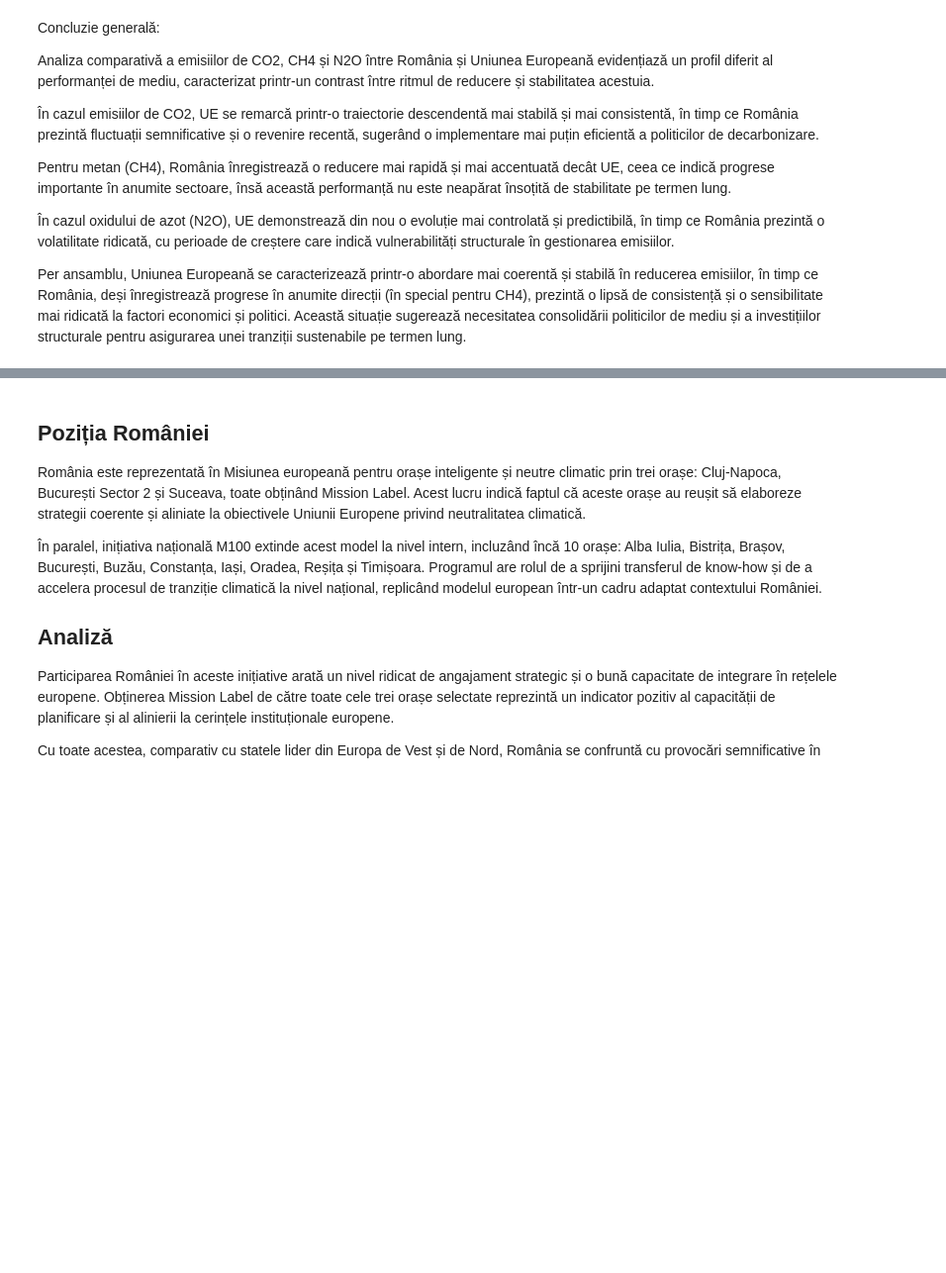
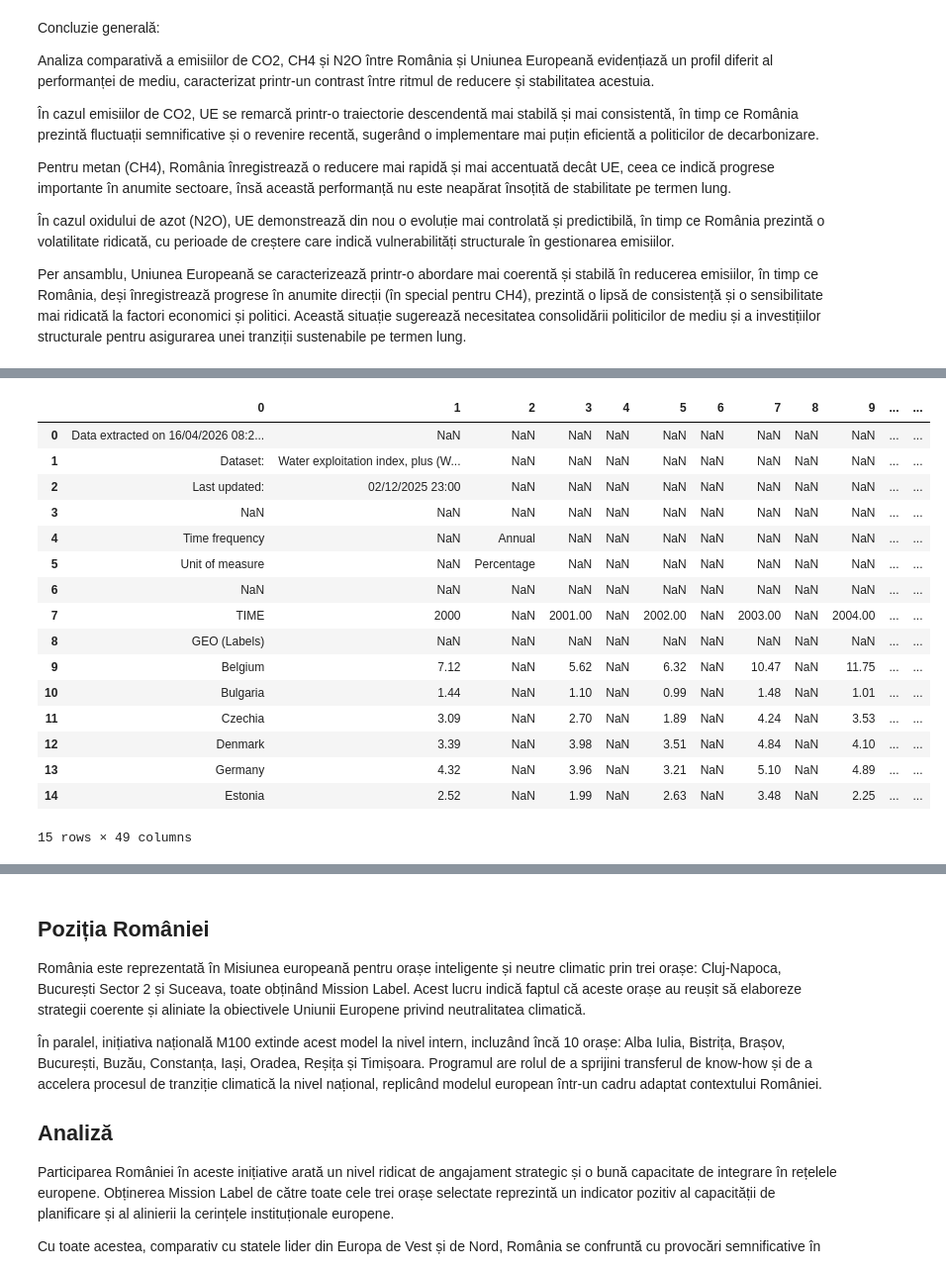
Before and after one commit to TimoscoAdelina/ICI_Proiect, a Jupyter notebook: notebooks/02_Romania_vs_Ue.ipynb, the cells around one changed output, grey strips where cells are left out. Shown at 99% size. Cells and saved outputs as stored; diff of their text form; code cells hidden in the pictures; blank space fills up the shorter version.

```diff
--- a/notebooks/02_Romania_vs_Ue.ipynb
+++ b/notebooks/02_Romania_vs_Ue.ipynb
@@ -494,3 +494,14 @@ Per ansamblu, Uniunea Europeană se caracterizează printr-o abordare mai coeren
 # %%
 figures_dir = PROJECT_ROOT / "outputs" / "figures"
 figures_dir.mkdir(parents=True, exist_ok=True)
+# %%
+import pandas as pd
+from pathlib import Path
+
+BASE_DIR = Path.cwd().resolve()
+PROJECT_ROOT = BASE_DIR.parent
+# %%
+water_file = PROJECT_ROOT / "data/raw/water_exploitation.xlsx"
+
+df_water = pd.read_excel(water_file, skiprows=8)
+df_water.head()
@@ -496,0 +601,21 @@ figures_dir.mkdir(parents=True, exist_ok=True)
+# %%
+df_raw = pd.read_excel(water_file, header=None)
+df_raw.head(15)
+# %% [output]
+|  | 0 | 1 | 2 | 3 | 4 | 5 | 6 | 7 | 8 | 9 | ... | ... |
+| 0 | Data extracted on 16/04/2026 08:2... | NaN | NaN | NaN | NaN | NaN | NaN | NaN | NaN | NaN | ... | ... |
+| 1 | Dataset: | Water exploitation index, plus (W... | NaN | NaN | NaN | NaN | NaN | NaN | NaN | NaN | ... | ... |
+| 2 | Last updated: | 02/12/2025 23:00 | NaN | NaN | NaN | NaN | NaN | NaN | NaN | NaN | ... | ... |
+| 3 | NaN | NaN | NaN | NaN | NaN | NaN | NaN | NaN | NaN | NaN | ... | ... |
+| 4 | Time frequency | NaN | Annual | NaN | NaN | NaN | NaN | NaN | NaN | NaN | ... | ... |
+| 5 | Unit of measure | NaN | Percentage | NaN | NaN | NaN | NaN | NaN | NaN | NaN | ... | ... |
+| 6 | NaN | NaN | NaN | NaN | NaN | NaN | NaN | NaN | NaN | NaN | ... | ... |
+| 7 | TIME | 2000 | NaN | 2001.00 | NaN | 2002.00 | NaN | 2003.00 | NaN | 2004.00 | ... | ... |
+| 8 | GEO (Labels) | NaN | NaN | NaN | NaN | NaN | NaN | NaN | NaN | NaN | ... | ... |
+| 9 | Belgium | 7.12 | NaN | 5.62 | NaN | 6.32 | NaN | 10.47 | NaN | 11.75 | ... | ... |
+| 10 | Bulgaria | 1.44 | NaN | 1.10 | NaN | 0.99 | NaN | 1.48 | NaN | 1.01 | ... | ... |
+| 11 | Czechia | 3.09 | NaN | 2.70 | NaN | 1.89 | NaN | 4.24 | NaN | 3.53 | ... | ... |
+| 12 | Denmark | 3.39 | NaN | 3.98 | NaN | 3.51 | NaN | 4.84 | NaN | 4.10 | ... | ... |
+| 13 | Germany | 4.32 | NaN | 3.96 | NaN | 3.21 | NaN | 5.10 | NaN | 4.89 | ... | ... |
+| 14 | Estonia | 2.52 | NaN | 1.99 | NaN | 2.63 | NaN | 3.48 | NaN | 2.25 | ... | ... |
+15 rows × 49 columns
```
Also changed, not shown: parts of 22 cells of this notebook, 8 other files.
